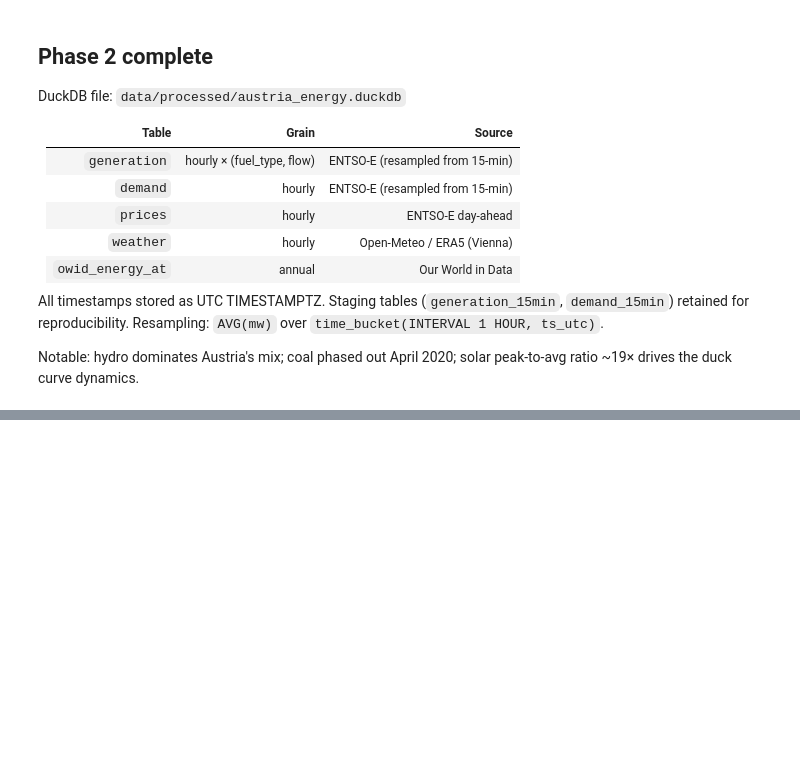
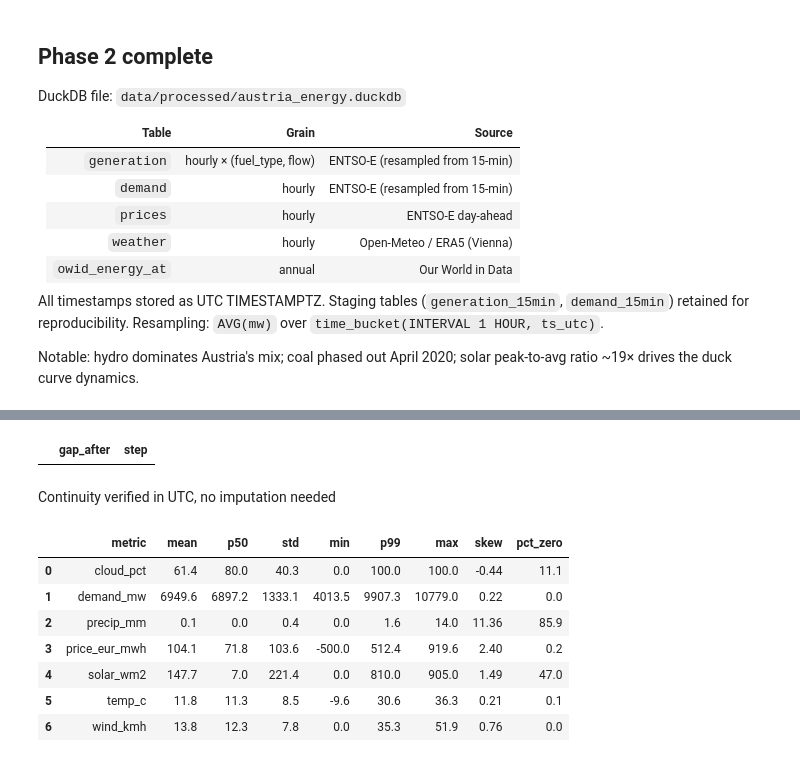
Before and after one commit to fatemeh-studio/austria-energy-analysis, a Jupyter notebook: notebooks/02_cleaning_eda.ipynb, the cells around one changed output, grey strips where cells are left out. Saved outputs shown, nothing was run; the diff lists cells and outputs as text; code cells hidden in the pictures; blank space fills up the shorter version.

```diff
--- a/notebooks/02_cleaning_eda.ipynb
+++ b/notebooks/02_cleaning_eda.ipynb
@@ -337,0 +462,58 @@ solar peak-to-avg ratio ~19× drives the duck curve dynamics.
+# %%
+# Cell H (cont.): explicitly locate any gap using a window function.
+# LAG pulls the previous row's timestamp; any step ≠ 1 hour is a gap.
+# (This is your first window function — the OVER(ORDER BY) pattern is the
+#  backbone of Phase 4's duck-curve and merit-order analyses.)
+con.sql("""
+WITH stepped AS (
+    SELECT
+        ts_utc,
+        ts_utc - LAG(ts_utc) OVER (ORDER BY ts_utc) AS step
+    FROM demand
+)
+SELECT ts_utc AS gap_after, step
+FROM stepped
+WHERE step <> INTERVAL 1 HOUR     -- first row's step is NULL, auto-excluded
+ORDER BY ts_utc
+""").df()   # expect 0 rows
+# %% [output]
+|  | gap_after | step |
+# %% [markdown]
+Continuity verified in UTC, no imputation needed
+# %%
+# 02_cleaning_eda.ipynb — Cell I (Phase 3): summary stats BEFORE any plot
+# median + p01/p99 are robust to the 2022 price spike in a way mean/std aren't.
+# pct_zero is the zero-inflation flag (watch solar & precip light up).
+con.sql("""
+WITH series AS (
+    SELECT 'demand_mw'  AS metric, demand_mw     AS v FROM demand
+    UNION ALL SELECT 'price_eur_mwh', price_eur_mwh FROM prices
+    UNION ALL SELECT 'temp_c',        temperature_c  FROM weather
+    UNION ALL SELECT 'solar_wm2',     solar_wm2      FROM weather
+    UNION ALL SELECT 'wind_kmh',      wind_kmh       FROM weather
+    UNION ALL SELECT 'precip_mm',     precip_mm      FROM weather
+    UNION ALL SELECT 'cloud_pct',     cloudcover_pct FROM weather
+)
+SELECT
+    metric,
+    ROUND(AVG(v), 1)                       AS mean,
+    ROUND(median(v), 1)                    AS p50,
+    ROUND(stddev(v), 1)                    AS std,
+    ROUND(MIN(v), 1)                       AS min,
+    ROUND(quantile_cont(v, 0.99), 1)       AS p99,
+    ROUND(MAX(v), 1)                       AS max,
+    ROUND(skewness(v), 2)                  AS skew,
+    ROUND(100.0 * COUNT(*) FILTER (WHERE v = 0) / COUNT(*), 1) AS pct_zero
+FROM series
+GROUP BY metric
+ORDER BY metric
+""").df()
+# %% [output]
+|  | metric | mean | p50 | std | min | p99 | max | skew | pct_zero |
+| 0 | cloud_pct | 61.4 | 80.0 | 40.3 | 0.0 | 100.0 | 100.0 | -0.44 | 11.1 |
+| 1 | demand_mw | 6949.6 | 6897.2 | 1333.1 | 4013.5 | 9907.3 | 10779.0 | 0.22 | 0.0 |
+| 2 | precip_mm | 0.1 | 0.0 | 0.4 | 0.0 | 1.6 | 14.0 | 11.36 | 85.9 |
+| 3 | price_eur_mwh | 104.1 | 71.8 | 103.6 | -500.0 | 512.4 | 919.6 | 2.40 | 0.2 |
+| 4 | solar_wm2 | 147.7 | 7.0 | 221.4 | 0.0 | 810.0 | 905.0 | 1.49 | 47.0 |
+| 5 | temp_c | 11.8 | 11.3 | 8.5 | -9.6 | 30.6 | 36.3 | 0.21 | 0.1 |
+| 6 | wind_kmh | 13.8 | 12.3 | 7.8 | 0.0 | 35.3 | 51.9 | 0.76 | 0.0 |
```
Also changed, not shown: parts of 18 cells of this notebook, 2 other files.
